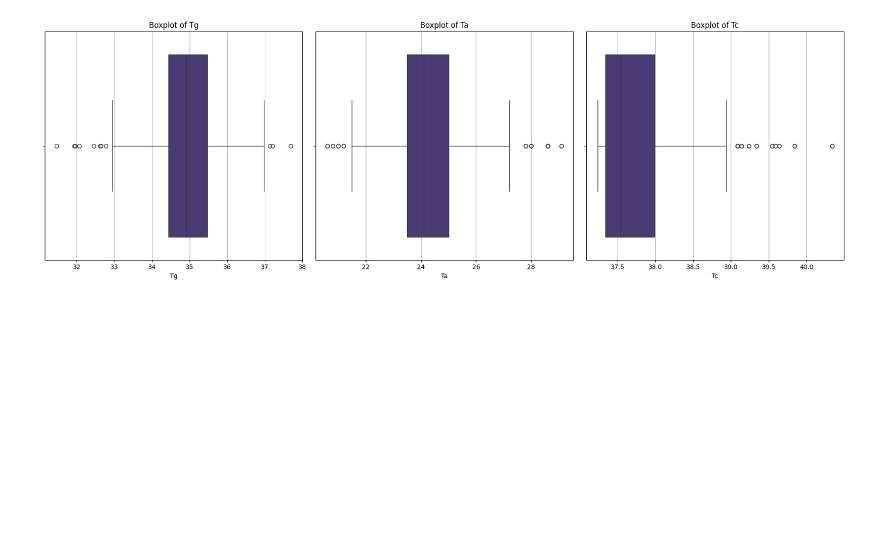
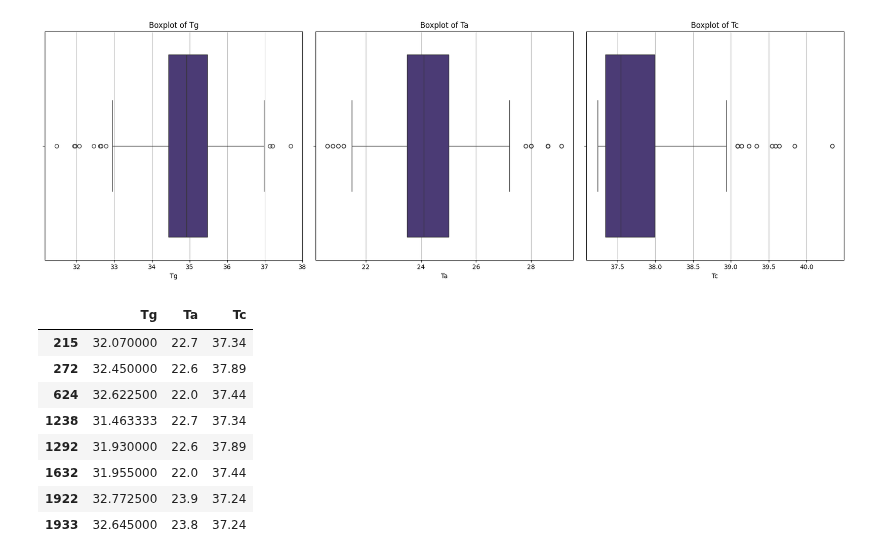
Before and after one commit to woaine/calcifer, a Jupyter notebook: notebooks/eda.ipynb, the cells around one changed output. Saved outputs shown, nothing was run; the diff lists cells and outputs as text; code cells hidden in the pictures; blank space fills up the shorter version.

```diff
--- a/notebooks/eda.ipynb
+++ b/notebooks/eda.ipynb
@@ -172,3 +173,18 @@ Tg: 5 outliers detected by Z-score method
 Ta: 6 outliers detected by Z-score method
 Tc: 10 outliers detected by Z-score method
 [figure]
+# %%
+ogt_outliers['Tg'][ogt_outliers['Tg']['Tg'] < 32.97]
+
+# Fail
+# Assumed cold ambient temperature affected core body temperature or subjects had fever
+# %% [output]
+|  | Tg | Ta | Tc |
+| 215 | 32.070000 | 22.7 | 37.34 |
+| 272 | 32.450000 | 22.6 | 37.89 |
+| 624 | 32.622500 | 22.0 | 37.44 |
+| 1238 | 31.463333 | 22.7 | 37.34 |
+| 1292 | 31.930000 | 22.6 | 37.89 |
+| 1632 | 31.955000 | 22.0 | 37.44 |
+| 1922 | 32.772500 | 23.9 | 37.24 |
+| 1933 | 32.645000 | 23.8 | 37.24 |
```
Also changed, not shown: parts of 3 cells of this notebook.
